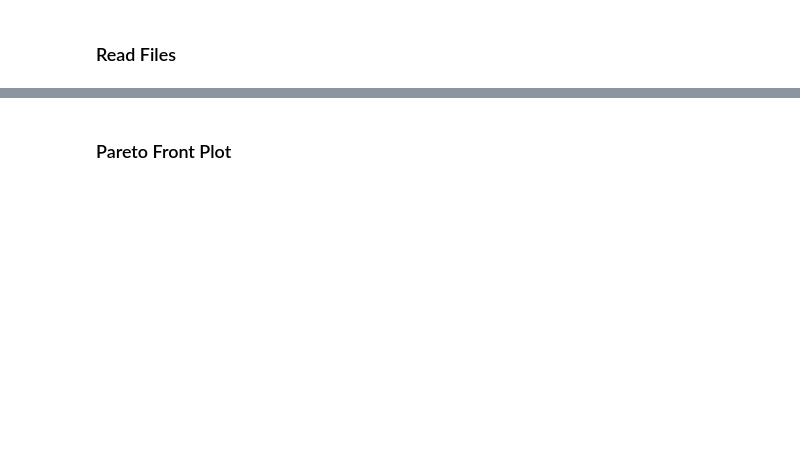
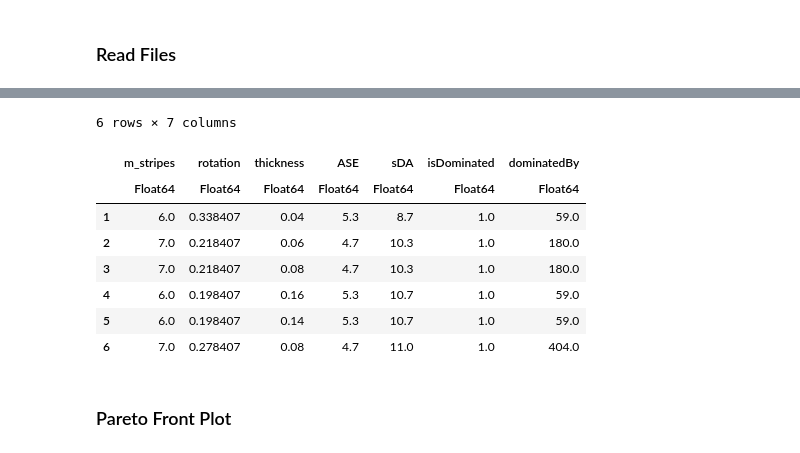
Before and after one commit to KhepriNotebook/WeavedFacade, a Jupyter notebook: Notebook_WeavedFacade.ipynb, the cells around one changed output, grey strips where cells are left out. Cells and saved outputs as stored; diff of their text form; code cells hidden in the pictures; blank space fills up the shorter version.

```diff
--- a/Notebook_WeavedFacade.ipynb
+++ b/Notebook_WeavedFacade.ipynb
@@ -983,6 +1150,18 @@ nothing
 
 pfs1 = [sort(pf, [sDA], rev=false) for pf in pfs1]
 nothing
+# %%
+first(pfs1[1], 6)
+# %% [output]
+6 rows × 7 columns
+|  | m_stripes | rotation | thickness | ASE | sDA | isDominated | dominatedBy |
+|  | Float64 | Float64 | Float64 | Float64 | Float64 | Float64 | Float64 |
+| 1 | 6.0 | 0.338407 | 0.04 | 5.3 | 8.7 | 1.0 | 59.0 |
+| 2 | 7.0 | 0.218407 | 0.06 | 4.7 | 10.3 | 1.0 | 180.0 |
+| 3 | 7.0 | 0.218407 | 0.08 | 4.7 | 10.3 | 1.0 | 180.0 |
+| 4 | 6.0 | 0.198407 | 0.16 | 5.3 | 10.7 | 1.0 | 59.0 |
+| 5 | 6.0 | 0.198407 | 0.14 | 5.3 | 10.7 | 1.0 | 59.0 |
+| 6 | 7.0 | 0.278407 | 0.08 | 4.7 | 11.0 | 1.0 | 404.0 |
 # %% [markdown]
 ### Pareto Front Plot
 # %%
```
Also changed, not shown: parts of 58 cells of this notebook.
